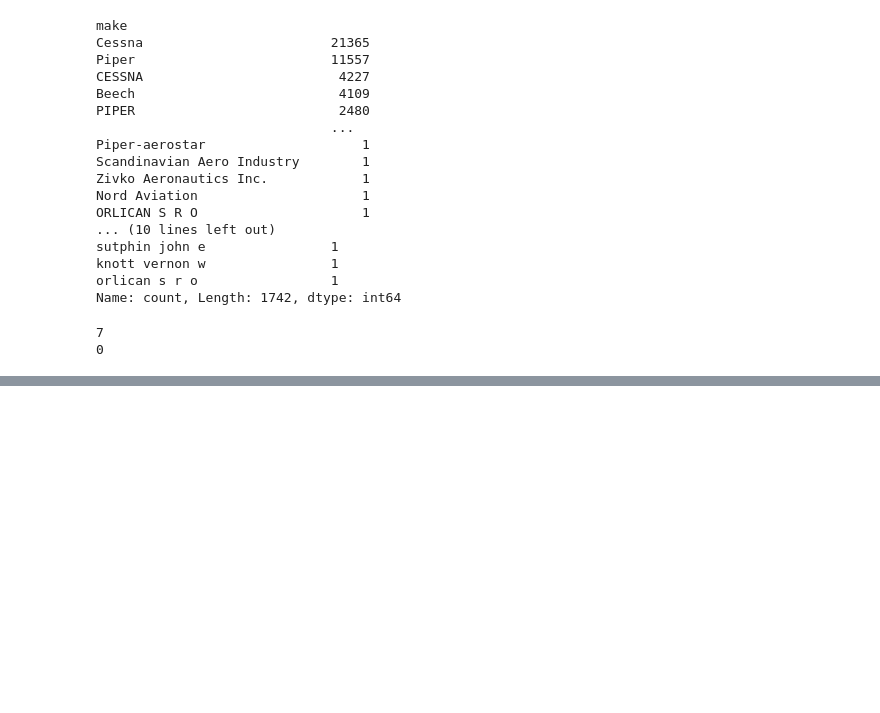
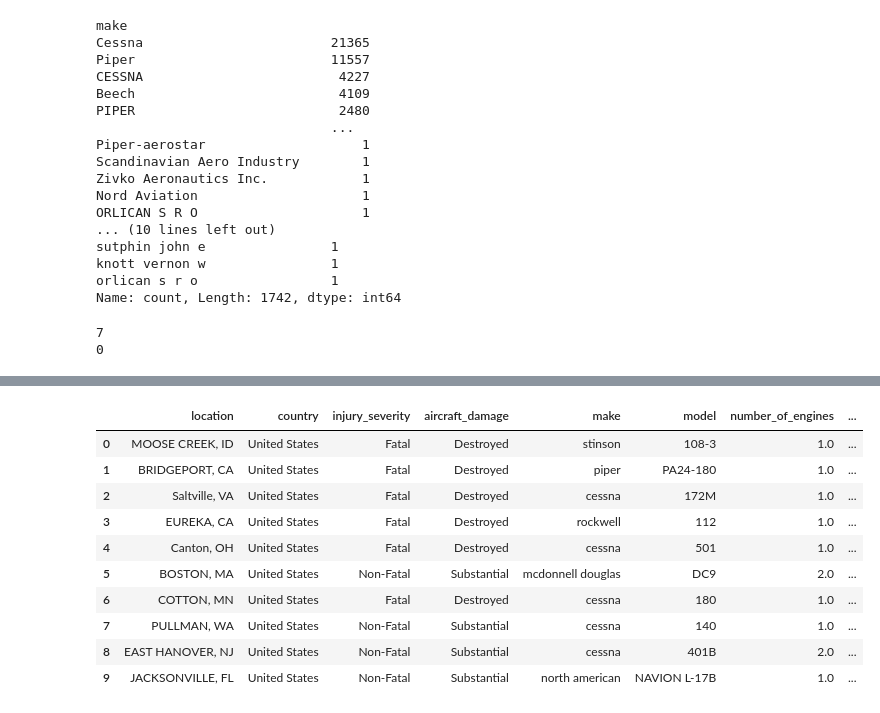
Before and after one commit to davidmasai/End_of_phase1_project, a Jupyter notebook: technical_presentation/end_of_phase1_technical_presentation.ipynb, the cells around one changed output, grey strips where cells are left out. Saved outputs shown, nothing was run; the diff lists cells and outputs as text; code cells hidden in the pictures; blank space fills up the shorter version.

```diff
--- a/technical_presentation/end_of_phase1_technical_presentation.ipynb
+++ b/technical_presentation/end_of_phase1_technical_presentation.ipynb
@@ -626,0 +433,6 @@ print(filled_df)
+# %%
+#dropping the engine_type column, not useful for analysis for now
+#info on plane chosen will include engine info.
+df.drop('engine_type',axis=1,inplace=True)
+#check
+df.columns
@@ -626,0 +444,7 @@ print(filled_df)
+# %%
+#weather conditions column
+print(df.weather_condition.isna().sum())
+#we cannot assume the weather during a crash so we will drop this values so as not to influence our analysis
+df.dropna(subset='weather_condition',inplace=True)
+#check
+print(df.weather_condition.isna().sum())
@@ -626,0 +454,7 @@ print(filled_df)
+# %%
+# broad_phase_of_flight
+df['broad_phase_of_flight']
+#name is too long edit
+df.columns=df.columns.str.replace('broad_phase_of_flight','phase_of_flight')
+#check
+df.columns
@@ -626,0 +465,11 @@ print(filled_df)
+# %%
+#checking null values in phase_of_flight column
+
+df['phase_of_flight'].isna().sum()
+
+#impute mean with fixed value
+df['phase_of_flight'].fillna('Unknown',inplace=True)
+
+#check
+
+df['phase_of_flight'].isna().sum()
@@ -626,0 +492,16 @@ print(filled_df)
+# %%
+#create copy for Exploratory Data Analysis
+df_eda = df.copy(deep=True)
+df_eda.head(10)
+# %% [output]
+|  | location | country | injury_severity | aircraft_damage | make | model | number_of_engines | ... |
+| 0 | MOOSE CREEK, ID | United States | Fatal | Destroyed | stinson | 108-3 | 1.0 | ... |
+| 1 | BRIDGEPORT, CA | United States | Fatal | Destroyed | piper | PA24-180 | 1.0 | ... |
+| 2 | Saltville, VA | United States | Fatal | Destroyed | cessna | 172M | 1.0 | ... |
+| 3 | EUREKA, CA | United States | Fatal | Destroyed | rockwell | 112 | 1.0 | ... |
+| 4 | Canton, OH | United States | Fatal | Destroyed | cessna | 501 | 1.0 | ... |
+| 5 | BOSTON, MA | United States | Non-Fatal | Substantial | mcdonnell douglas | DC9 | 2.0 | ... |
+| 6 | COTTON, MN | United States | Fatal | Destroyed | cessna | 180 | 1.0 | ... |
+| 7 | PULLMAN, WA | United States | Non-Fatal | Substantial | cessna | 140 | 1.0 | ... |
+| 8 | EAST HANOVER, NJ | United States | Non-Fatal | Substantial | cessna | 401B | 2.0 | ... |
+| 9 | JACKSONVILLE, FL | United States | Non-Fatal | Substantial | north american | NAVION L-17B | 1.0 | ... |
```
Also changed, not shown: parts of 14 cells of this notebook.
